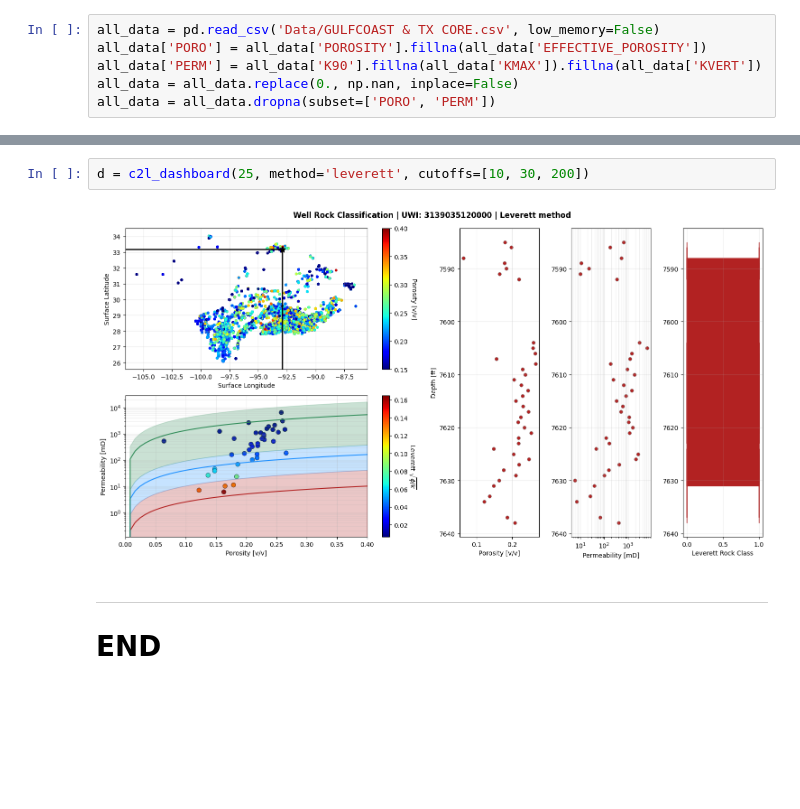
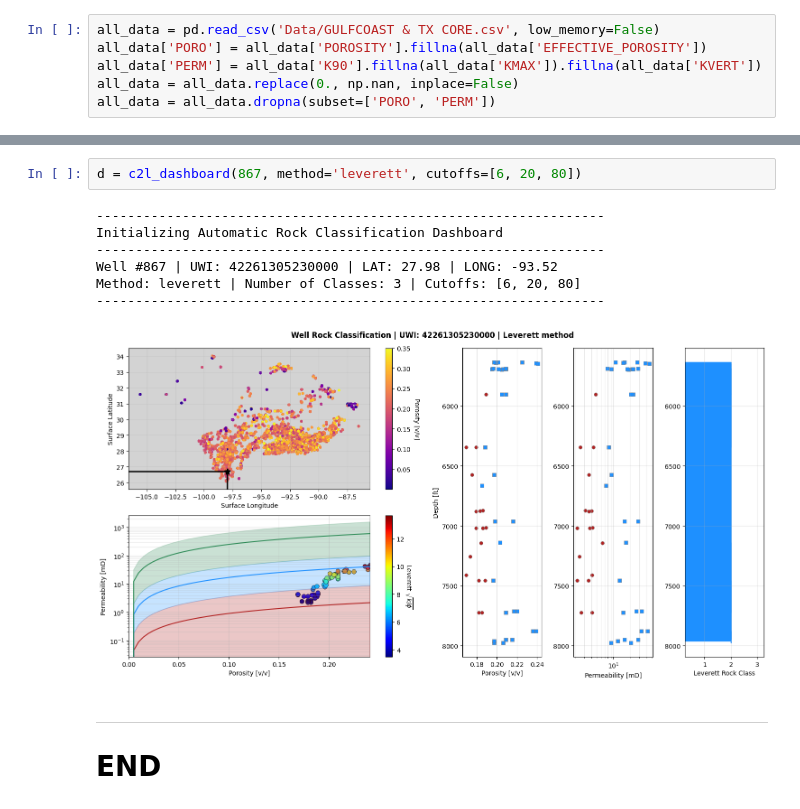
Before and after one commit to misaelmmorales/AutoPetrophysics-GOM-CCS, a Jupyter notebook: spglobal_misael_arc.ipynb, the cells around one changed output, grey strips where cells are left out. Drawn from its saved outputs; the diff is of its cells as text; blank space fills up the shorter version.

Commit message:
dashboard

```diff
--- a/spglobal_misael_arc.ipynb
+++ b/spglobal_misael_arc.ipynb
@@ -200,9 +235,15 @@ def c2l_dashboard(well_number, method, random_state=2024,
 
     return d
 # %%
-d = c2l_dashboard(25, method='leverett', cutoffs=[10, 30, 200])
+d = c2l_dashboard(867, method='leverett', cutoffs=[6, 20, 80])
 # %% [output]
+-----------------------------------------------------------------
+Initializing Automatic Rock Classification Dashboard
+-----------------------------------------------------------------
+Well #867 | UWI: 42261305230000 | LAT: 27.98 | LONG: -93.52
+Method: leverett | Number of Classes: 3 | Cutoffs: [6, 20, 80]
+-----------------------------------------------------------------
-[figure, old version]
+[figure, new version]
 # %% [markdown]
 ***
 # END
```
Also changed, not shown: parts of 3 cells of this notebook, 2 other files.
